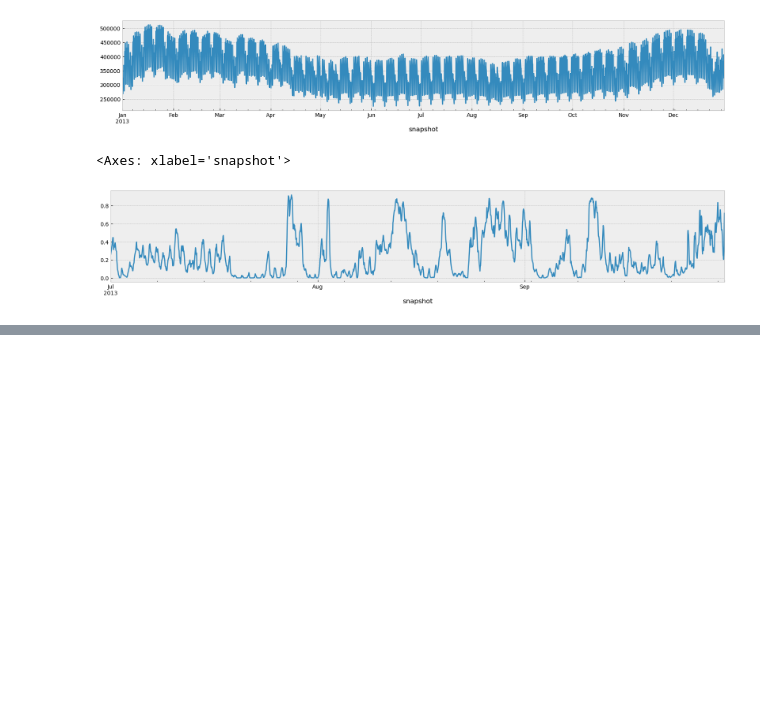
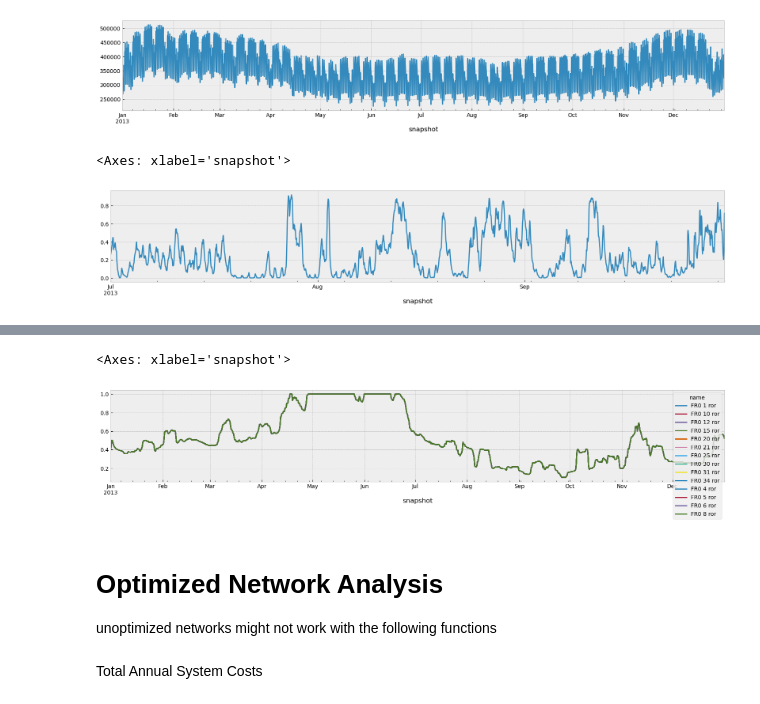
Before and after one commit to grojo01/Store2Hydro, a Jupyter notebook: code/Tut-Getting Started with PyPSA-EUR-Part2.ipynb, the cells around one changed output, grey strips where cells are left out. Cells and saved outputs as stored; diff of their text form; code cells hidden in the pictures; blank space fills up the shorter version.

```diff
--- a/code/Tut-Getting Started with PyPSA-EUR-Part2.ipynb
+++ b/code/Tut-Getting Started with PyPSA-EUR-Part2.ipynb
@@ -60,0 +90,14 @@ n.generators_t.p_max_pu.loc["2013-07":"2013-09", "ES0 0 onwind"].plot(figsize=(2
+# %%
+n.generators_t.p_max_pu.filter(like="ror").filter(like="FR")
+# The values for hydro are averaged over all buses, so the plot shows the same value for every bus.
+# This is because the hydro time series are averaged over all buses in the network, and not given for each bus separately.
+n.generators_t.p_max_pu.filter(like="ror").filter(like="FR").plot(figsize=(20,3))
+# %% [output]
+<Axes: xlabel='snapshot'>
+[figure, added]
+# %% [markdown]
+# Optimized Network Analysis
+
+unoptimized networks might not work with the following functions
+# %% [markdown]
+Total Annual System Costs
```
Also changed, not shown: parts of 12 cells of this notebook, 1 other file.
